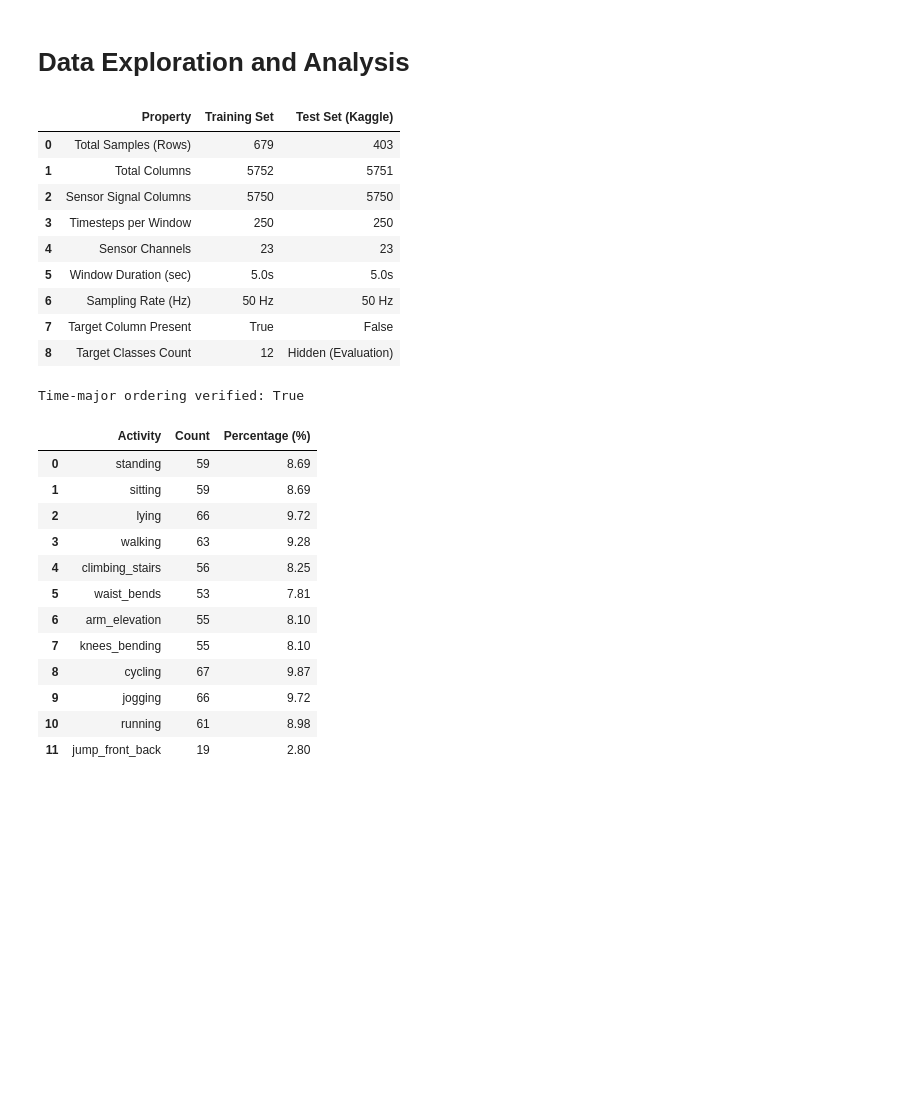
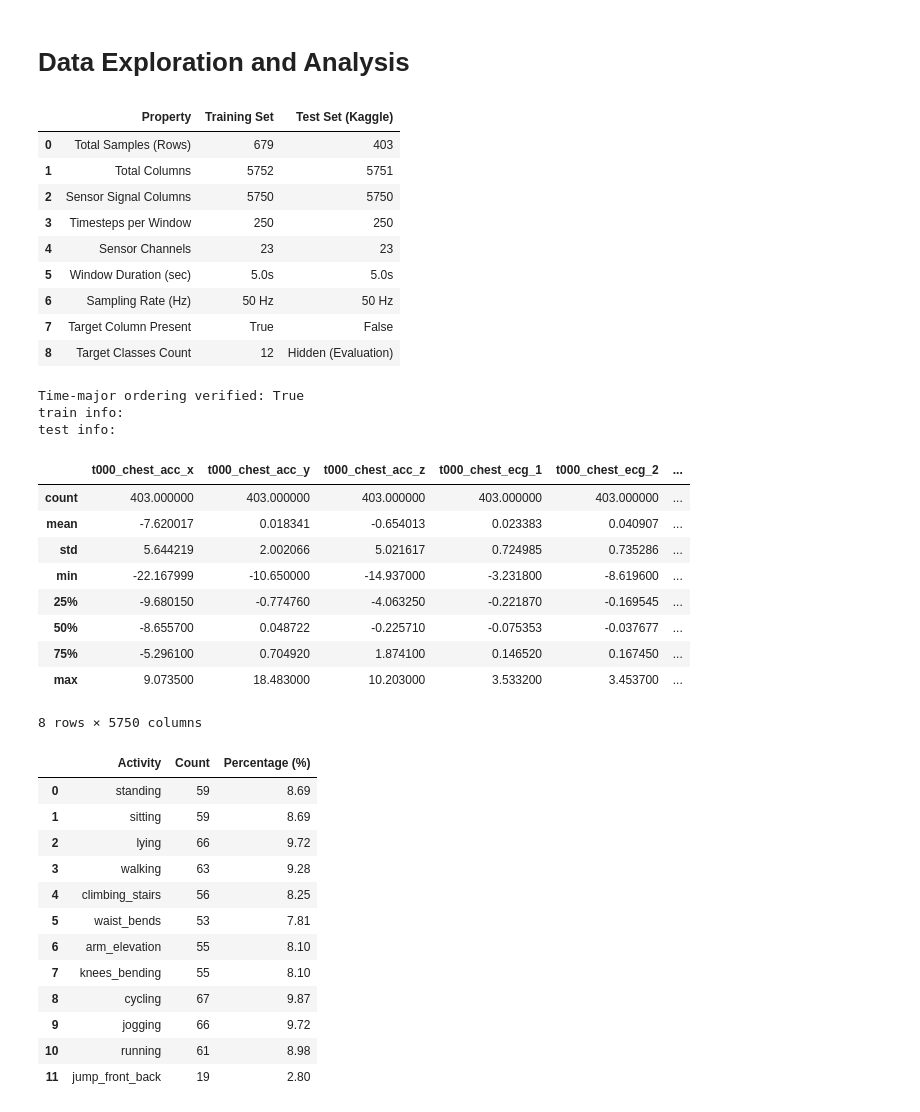
Before and after one commit to bearcut/iml-project, a Jupyter notebook: notebooks/01_eda_and_reporting.ipynb, the cells around one changed output. Cells and saved outputs as stored; diff of their text form; code cells hidden in the pictures; blank space fills up the shorter version.

```diff
--- a/notebooks/01_eda_and_reporting.ipynb
+++ b/notebooks/01_eda_and_reporting.ipynb
@@ -9,23 +9,39 @@ pd.set_option('display.max_columns', 30)
 # %%
 train_df = iml.load_data("train")
 test_df = iml.load_data("test")
 
 summary = iml.get_dataset_summary(train_df,test_df)
 display(summary)
 
 print("Time-major ordering verified:", iml.verify_column_ordering(train_df))
+print("train info:")
+train_df.describe()
+print("test info:")
+test_df.describe()
 # %% [output]
 |  | Property | Training Set | Test Set (Kaggle) |
 | 0 | Total Samples (Rows) | 679 | 403 |
 | 1 | Total Columns | 5752 | 5751 |
 | 2 | Sensor Signal Columns | 5750 | 5750 |
 | 3 | Timesteps per Window | 250 | 250 |
 | 4 | Sensor Channels | 23 | 23 |
 | 5 | Window Duration (sec) | 5.0s | 5.0s |
 | 6 | Sampling Rate (Hz) | 50 Hz | 50 Hz |
 | 7 | Target Column Present | True | False |
 | 8 | Target Classes Count | 12 | Hidden (Evaluation) |
 Time-major ordering verified: True
+train info:
+test info:
+|  | t000_chest_acc_x | t000_chest_acc_y | t000_chest_acc_z | t000_chest_ecg_1 | t000_chest_ecg_2 | ... |
+| count | 403.000000 | 403.000000 | 403.000000 | 403.000000 | 403.000000 | ... |
+| mean | -7.620017 | 0.018341 | -0.654013 | 0.023383 | 0.040907 | ... |
+| std | 5.644219 | 2.002066 | 5.021617 | 0.724985 | 0.735286 | ... |
+| min | -22.167999 | -10.650000 | -14.937000 | -3.231800 | -8.619600 | ... |
+| 25% | -9.680150 | -0.774760 | -4.063250 | -0.221870 | -0.169545 | ... |
+| 50% | -8.655700 | 0.048722 | -0.225710 | -0.075353 | -0.037677 | ... |
+| 75% | -5.296100 | 0.704920 | 1.874100 | 0.146520 | 0.167450 | ... |
+| max | 9.073500 | 18.483000 | 10.203000 | 3.533200 | 3.453700 | ... |
+8 rows × 5750 columns
 # %%
 dist_df = iml.get_class_distribution(train_df)
 display(dist_df)
```
Also changed, not shown: parts of 3 cells of this notebook, 11 other files.
